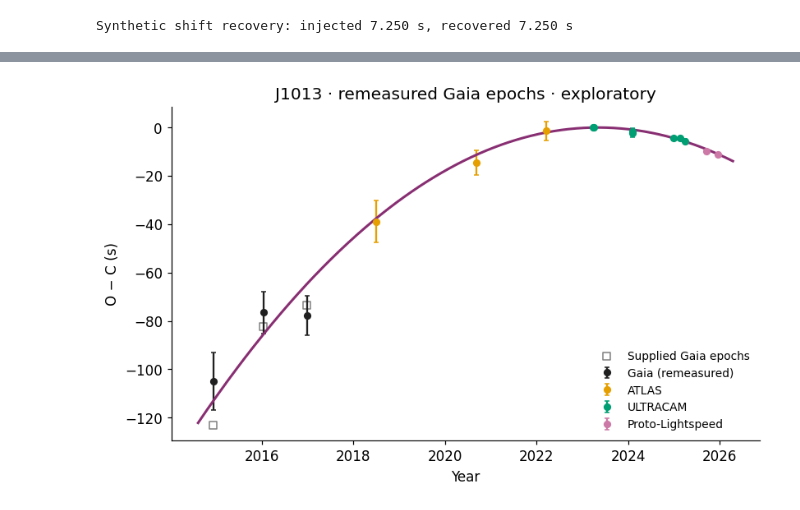
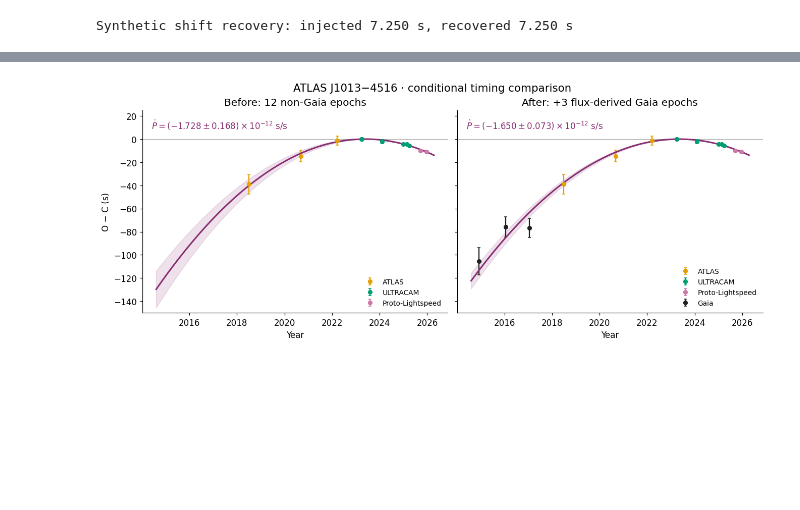
Before and after one commit to emmachickles/j1013-gaia-epoch-photometry, a Jupyter notebook: j1013_gaia_figures.ipynb, the cells around one changed output, grey strips where cells are left out. Saved outputs shown, nothing was run; the diff lists cells and outputs as text; code cells hidden in the pictures; blank space fills up the shorter version.

Commit message:
Compare timing constraints before and after flux-derived Gaia epochs

```diff
--- a/j1013_gaia_figures.ipynb
+++ b/j1013_gaia_figures.ipynb
@@ -439,7 +450,6 @@ print(f'Synthetic shift recovery: injected {injected_shift_s:.3f} s, recovered {
 Synthetic shift recovery: injected 7.250 s, recovered 7.250 s
 # %%
 SEASON_EDGES = [-np.inf,57200,57600,np.inf]
-legacy_gaia = epochs.loc[epochs.instrument=='Gaia'].reset_index(drop=True)
 measured_rows, sensitivity_rows, season_fits = [],[],[]
 for j,(lo,hi) in enumerate(zip(SEASON_EDGES[:-1],SEASON_EDGES[1:])):
     d = gaia.loc[(gaia.time_as_stored_days>=lo)&(gaia.time_as_stored_days<hi)]
@@ -448,8 +458,8 @@ for j,(lo,hi) in enumerate(zip(SEASON_EDGES[:-1],SEASON_EDGES[1:])):
     result = fit_gaia_season(t,y,error)
     unsmeared = fit_gaia_season(t,y,error,exposure_s=0)
     flexible = fit_gaia_season(t,y,error,harmonic=True)
-    # Select the same reported integer cycle as the stored timing, for comparison only.
-    report_cycle = int(legacy_gaia.iloc[j].cycle_integer)
+    # Report a conjunction near the weighted centre of the observed season.
+    report_cycle = int(np.rint(np.average(external_cycles(t),weights=1/error**2)))
     measured_time = float(external_epoch(report_cycle)+result['shift_s']/86400)
     measured_oc = (measured_time-(T_REF+report_cycle*P_REF_D))*86400
     row = dict(season=j+1,n=len(t),first_time_as_stored_days=t.min(),last_time_as_stored_days=t.max(),
@@ -457,8 +467,6 @@ for j,(lo,hi) in enumerate(zip(SEASON_EDGES[:-1],SEASON_EDGES[1:])):
                sigma_s=max(result['error_minus_s'],result['error_plus_s']),
                error_minus_s=result['error_minus_s'],error_plus_s=result['error_plus_s'],
                shift_from_non_gaia_ephemeris_s=result['shift_s'],chi2nu=result['chi2nu'],
-               legacy_oc_s=float(legacy_gaia.iloc[j].oc_s),
-               difference_from_legacy_s=measured_oc-float(legacy_gaia.iloc[j].oc_s),
                opposite_half_delta_chi2=result['opposite_half_delta_chi2'],
                status='Exploratory fixed-template remeasurement; time scale assumed as stored')
     measured_rows.append(row)
@@ -472,7 +480,7 @@ measured_gaia = pd.DataFrame(measured_rows)
 timing_sensitivity = pd.DataFrame(sensitivity_rows)
 measured_gaia.to_csv(TABLE/'gaia_measured_timing_epochs.csv',index=False)
 timing_sensitivity.to_csv(TABLE/'gaia_timing_sensitivity.csv',index=False)
-display(measured_gaia[['season','n','time_as_stored_days','oc_s','error_minus_s','error_plus_s','chi2nu','difference_from_legacy_s']])
+display(measured_gaia[['season','n','time_as_stored_days','oc_s','error_minus_s','error_plus_s','chi2nu']])
 display(timing_sensitivity)
 print('Profile errors are conditional; inspect χ² and the eclipse-label sensitivity before interpreting the epochs.')
 
@@ -521,34 +532,58 @@ assumptions. The sensitivity tests above are essential to interpreting these exp
 # %%
-remeasured = external[['time_as_stored_days','sigma_s','instrument']].copy()
-fresh = measured_gaia[['time_as_stored_days','sigma_s']].copy();fresh['instrument']='Gaia'
-remeasured = pd.concat([remeasured,fresh],ignore_index=True)
-remeasured['dt_days'] = remeasured.time_as_stored_days-T_REF
-remeasured['cycle_integer'] = np.rint(remeasured.dt_days/P_REF_D).astype('int64')
-remeasured['oc_s'] = (remeasured.dt_days-remeasured.cycle_integer*P_REF_D)*86400
-xx = remeasured.dt_days.to_numpy()*86400/1e8
-AA = np.column_stack([np.ones(len(xx)),xx,xx*xx])
-ss = remeasured.sigma_s.to_numpy()
-bb = np.linalg.lstsq(AA/ss[:,None],remeasured.oc_s.to_numpy()/ss,rcond=None)[0]
-CC = np.linalg.inv((AA/ss[:,None]).T@(AA/ss[:,None]))
-new_pdot = 2*P_REF_S*bb[2]/1e16
-new_pdot_error = 2*P_REF_S*np.sqrt(CC[2,2])/1e16
+fresh = measured_gaia[['time_as_stored_days','sigma_s','cycle_integer','oc_s']].copy()
+fresh['instrument'] = 'Gaia'
+remeasured = pd.concat([epochs[['time_as_stored_days','sigma_s','cycle_integer','oc_s','instrument']],fresh],ignore_index=True)
 remeasured['year_for_display'] = Time(remeasured.time_as_stored_days.to_numpy(),format='mjd',scale='tdb').decimalyear
+after = fit_timing(remeasured)
+comparison = pd.DataFrame([dict(dataset=label,n_epochs=fit['n'],pdot_s_per_s=fit['pdot'],
+    conditional_sigma_s_per_s=fit['sigma'],chi2=fit['chi2'],dof=fit['dof'])
+    for label,fit in [('Without Gaia',before),('With flux-derived Gaia',after)]])
+comparison.to_csv(TABLE/'pdot_before_after_gaia.csv',index=False)
 remeasured.sort_values('time_as_stored_days').to_csv(TABLE/'timing_epochs_remeasured_gaia.csv',index=False)
-summary = dict(pdot_s_per_s=float(new_pdot),conditional_formal_sigma_s_per_s=float(new_pdot_error),
-               status='Illustrative joint fit with new conditional Gaia timings; not the published result',
-               phase_reference='Non-Gaia quadratic ephemeris',gaia_response_assumption_s=44,
-               unresolved_systematics=['Gaia stored time scale','g-to-G template transfer','half-cycle labeling',
-                                       'correlated measurements','external intra-season ephemeris uncertainty'])
+improvement = before['sigma']/after['sigma']
+summary = dict(comparison=comparison.to_dict(orient='records'),formal_error_improvement_factor=improvement,
+    status='Exploratory; formal errors conditional on timing and template assumptions',
+    gaia_response_assumption_s=44,gaia_reporting_cycle='Inverse-variance-weighted observing-cycle centre',
+    unresolved_systematics=['Stored Gaia time scale','g-to-G template transfer','half-cycle labeling',
+                           'correlated measurements','external intra-season ephemeris uncertainty'])
 (TABLE/'oc_remeasured_gaia_summary.json').write_text(json.dumps(summary,indent=2))
-print(f'Remeasured-Gaia fit: Pdot = ({new_pdot/1e-12:.3f} ± {new_pdot_error/1e-12:.3f}) × 10^-12 s/s (conditional formal error)')
-fig,ax = plt.subplots(figsize=(8.4,4.8))
-for instrument in ('Gaia','ATLAS','ULTRACAM','Proto-Lightspeed'):
-    d = remeasured.loc[remeasured.instrument==instrument]
-    ax.errorbar(d.year_for_display,d.oc_s,d.sigma_s,fmt='o',color=COLORS[instrument],ms=5,capsize=2,label=instrument+' (remeasured)' if instrument=='Gaia' else instrument)
-ax.scatter(legacy_gaia.year_for_display,legacy_gaia.oc_s,marker='s',s=35,facecolors='none',edgecolors='.5',label='Supplied Gaia epochs')
-ax.plot(yr,Ag@bb,color='#882E72',lw=2)
-ax.set(xlabel='Year',ylabel='O − C (s)',title='J1013 · remeasured Gaia epochs · exploratory')
-ax.legend(loc='lower right',fontsize=9,frameon=False)
-save_figure(fig,'j1013_oc_remeasured_gaia')
+display(comparison)
+print(f'Conditional formal uncertainty: {before["sigma"]/1e-12:.3f} → {after["sigma"]/1e-12:.3f} × 10^-12 s/s')
+print(f'{improvement:.2f}× smaller; {100*(1-1/improvement):.1f}% reduction. Not a total systematic-error budget.')
+
+cycle_grid = np.linspace(remeasured.cycle_integer.min()-20000,remeasured.cycle_integer.max()+20000,600)
+Xg = timing_design(cycle_grid)
+years = Time(T_REF+cycle_grid*P_REF_D,format='mjd',scale='tdb').decimalyear
+fig,axes = plt.subplots(1,2,figsize=(12,4.7),sharex=True,sharey=True,layout='constrained')
+for ax,frame,fit,title in zip(axes,[epochs,remeasured],[before,after],['Before: 12 non-Gaia epochs','After: +3 flux-derived Gaia epochs']):
+    for instrument in ('ATLAS','ULTRACAM','Proto-Lightspeed','Gaia'):
+        d = frame.loc[frame.instrument==instrument]
+        if len(d):
+            ax.errorbar(d.year_for_display,d.oc_s,d.sigma_s,fmt='o',ms=5,capsize=2,
+                        color=COLORS[instrument],label=instrument)
+    curve = Xg@fit['beta']
+    band = np.sqrt(np.einsum('ij,jk,ik->i',Xg,fit['covariance'],Xg))
+    ax.plot(years,curve,color='#882E72',lw=2)
+    ax.fill_between(years,curve-band,curve+band,color='#882E72',alpha=.14)
+    ax.axhline(0,color='.65',lw=.7,zorder=0)
+    ax.set(xlabel='Year',title=title,ylim=(-150,25))
+    ax.text(.03,.96,rf'$\dot P=({fit["pdot"]/1e-12:.3f}\pm{fit["sigma"]/1e-12:.3f})\times10^{{-12}}$ s/s',
+            va='top',transform=ax.transAxes,fontsize=11,color='#882E72')
+    ax.legend(loc='lower right',fontsize=9,frameon=False)
+axes[0].set_ylabel('O − C (s)')
+fig.suptitle('ATLAS J1013−4516 · conditional timing comparison',fontsize=14)
+save_figure(fig,'j1013_oc_before_after_gaia')
 plt.show()
+
+fig,ax = plt.subplots(figsize=(7,3.4),layout='constrained')
+labels = ['Without Gaia','With flux-derived Gaia']
+values = comparison.pdot_s_per_s.to_numpy()/1e-12
+errors = comparison.conditional_sigma_s_per_s.to_numpy()/1e-12
+ax.errorbar(values,[1,0],xerr=errors,fmt='o',color='#882E72',capsize=5)
+ax.set(yticks=[1,0],yticklabels=labels,ylim=(-.6,1.6),
+       xlabel=r'$\dot P$ ($10^{-12}$ s/s); conditional 1σ errors',
+       title=f'Formal uncertainty decreases by {improvement:.2f}×')
+ax.grid(axis='x',alpha=.2)
+save_figure(fig,'j1013_pdot_before_after_gaia')
+plt.show()
 # %% [output]
@@ -556 +595 @@ Remeasured-Gaia fit: Pdot = (-1.651 ± 0.073) × 10^-12 s/s (conditional formal
-[figure, old version]
+[figure, new version]
```
Also changed, not shown: parts of 11 cells of this notebook, 27 other files.
